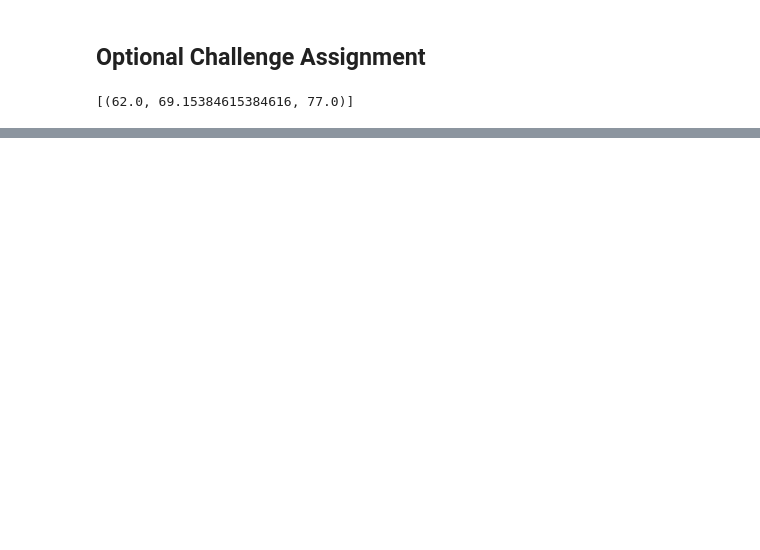
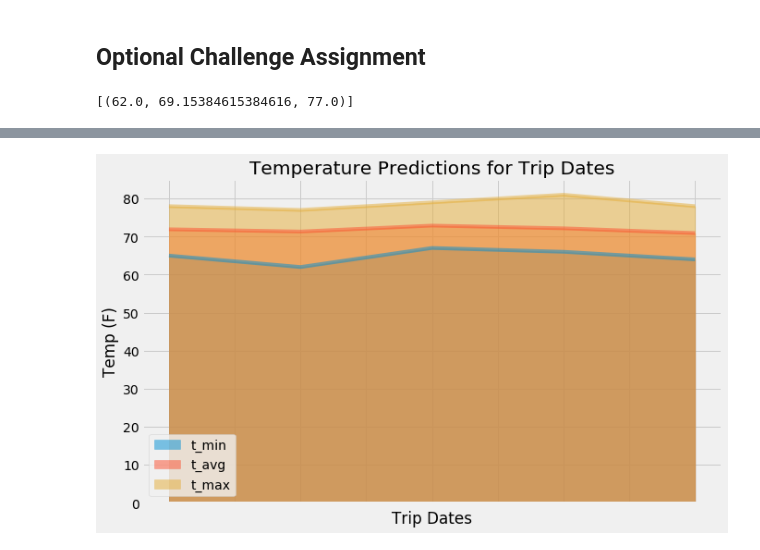
Before and after one commit to ashleykuttler/sql-alchemy-homework-08, a Jupyter notebook: sql_alchemy_final_AK.ipynb, the cells around one changed output, grey strips where cells are left out. Saved outputs shown, nothing was run; the diff lists cells and outputs as text; code cells hidden in the pictures; blank space fills up the shorter version.

```diff
--- a/sql_alchemy_final_AK.ipynb
+++ b/sql_alchemy_final_AK.ipynb
@@ -386,0 +378,9 @@ daily_normals("01-01")
+# %%
+# Plot the daily normals as an area plot with `stacked=False`
+normals_df.plot(kind='area', figsize=(10,6), stacked=False, title = "Temperature Predictions for Trip Dates", rot=45)
+plt.xlabel('Trip Dates')
+plt.ylabel('Temp (F)')
+plt.savefig("Image-TempPredictionsForTripDates.png")
+plt.show()
+# %% [output]
+[figure, added]
```
Also changed, not shown: parts of 12 cells of this notebook, 5 other files.
